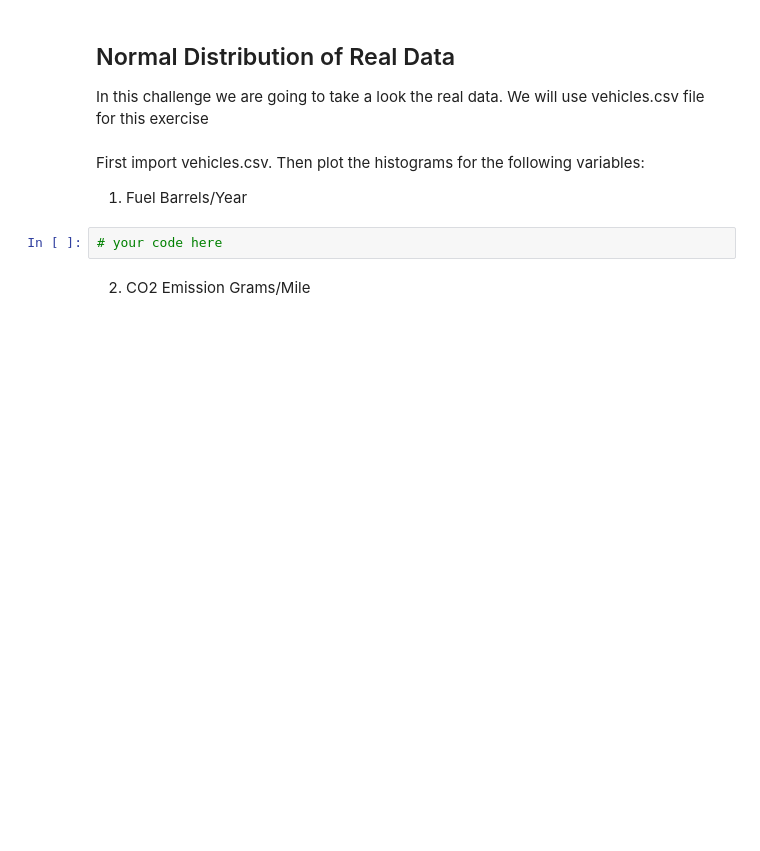
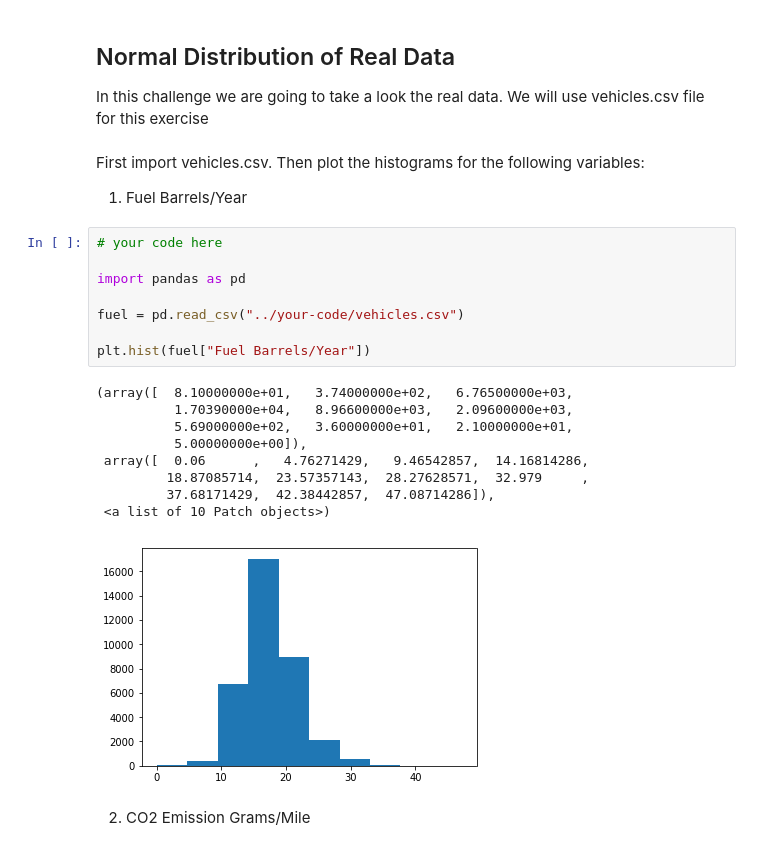
Before and after one commit to ironhack-datalabs/datamad1019, a Jupyter notebook: module-2/lab-continuous-probability-distribution/your-code/main.ipynb, the cells around one changed output. Saved outputs shown, nothing was run; the diff lists cells and outputs as text; blank space fills up the shorter version.

```diff
--- a/module-2/lab-continuous-probability-distribution/your-code/main.ipynb
+++ b/module-2/lab-continuous-probability-distribution/your-code/main.ipynb
@@ -79,8 +121,24 @@ First import vehicles.csv.
 Then plot the histograms for the following variables:
 
 1. Fuel Barrels/Year
-# %%
-# your code here
+# %%
+# your code here
+
+import pandas as pd
+
+fuel = pd.read_csv("../your-code/vehicles.csv")
+
+plt.hist(fuel["Fuel Barrels/Year"])
+# %% [output]
+(array([  8.10000000e+01,   3.74000000e+02,   6.76500000e+03,
+          1.70390000e+04,   8.96600000e+03,   2.09600000e+03,
+          5.69000000e+02,   3.60000000e+01,   2.10000000e+01,
+          5.00000000e+00]),
+ array([  0.06      ,   4.76271429,   9.46542857,  14.16814286,
+         18.87085714,  23.57357143,  28.27628571,  32.979     ,
+         37.68171429,  42.38442857,  47.08714286]),
+ <a list of 10 Patch objects>)
+[figure, added]
 # %% [markdown]
 2. CO2 Emission Grams/Mile
 # %%
```
Also changed, not shown: parts of 15 cells of this notebook.
